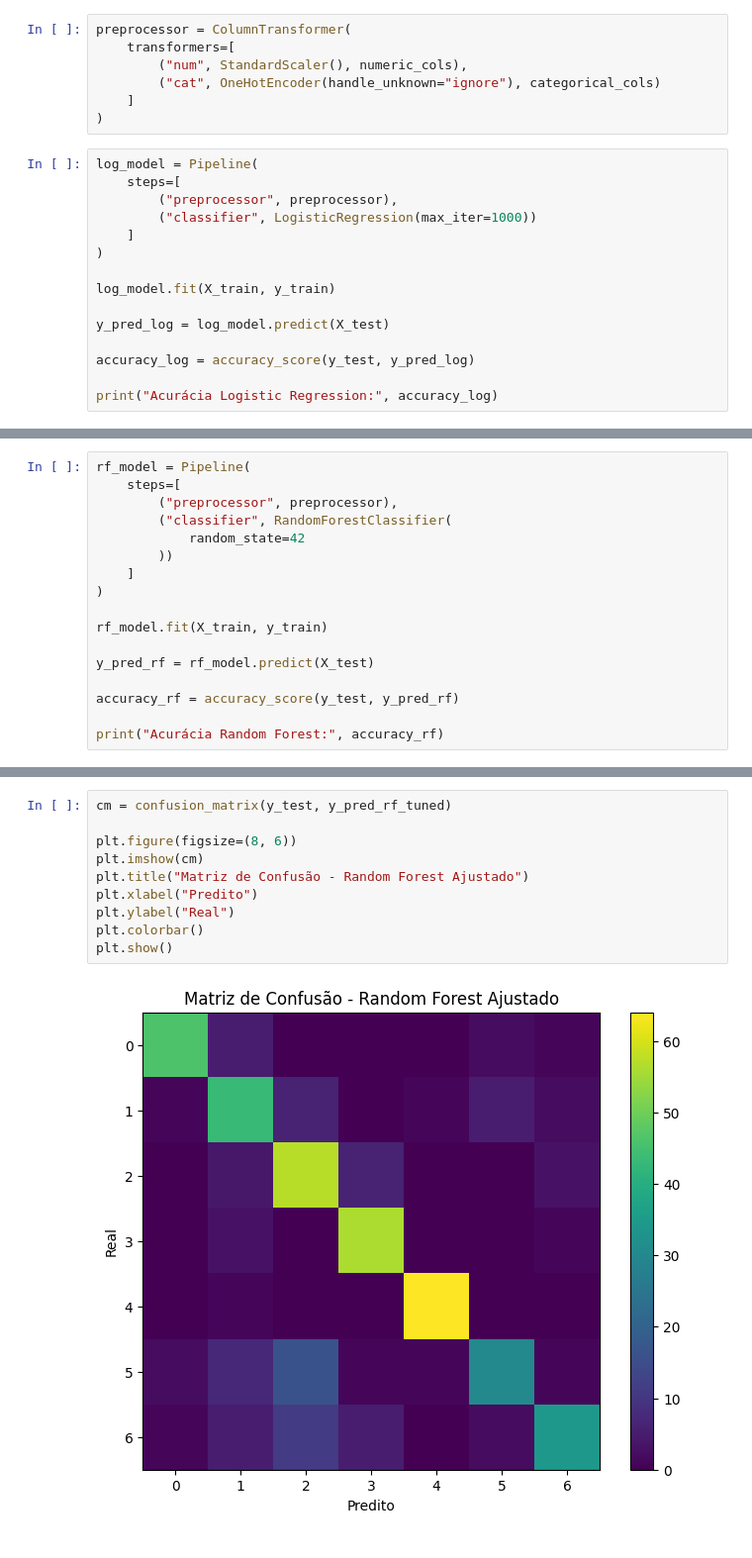
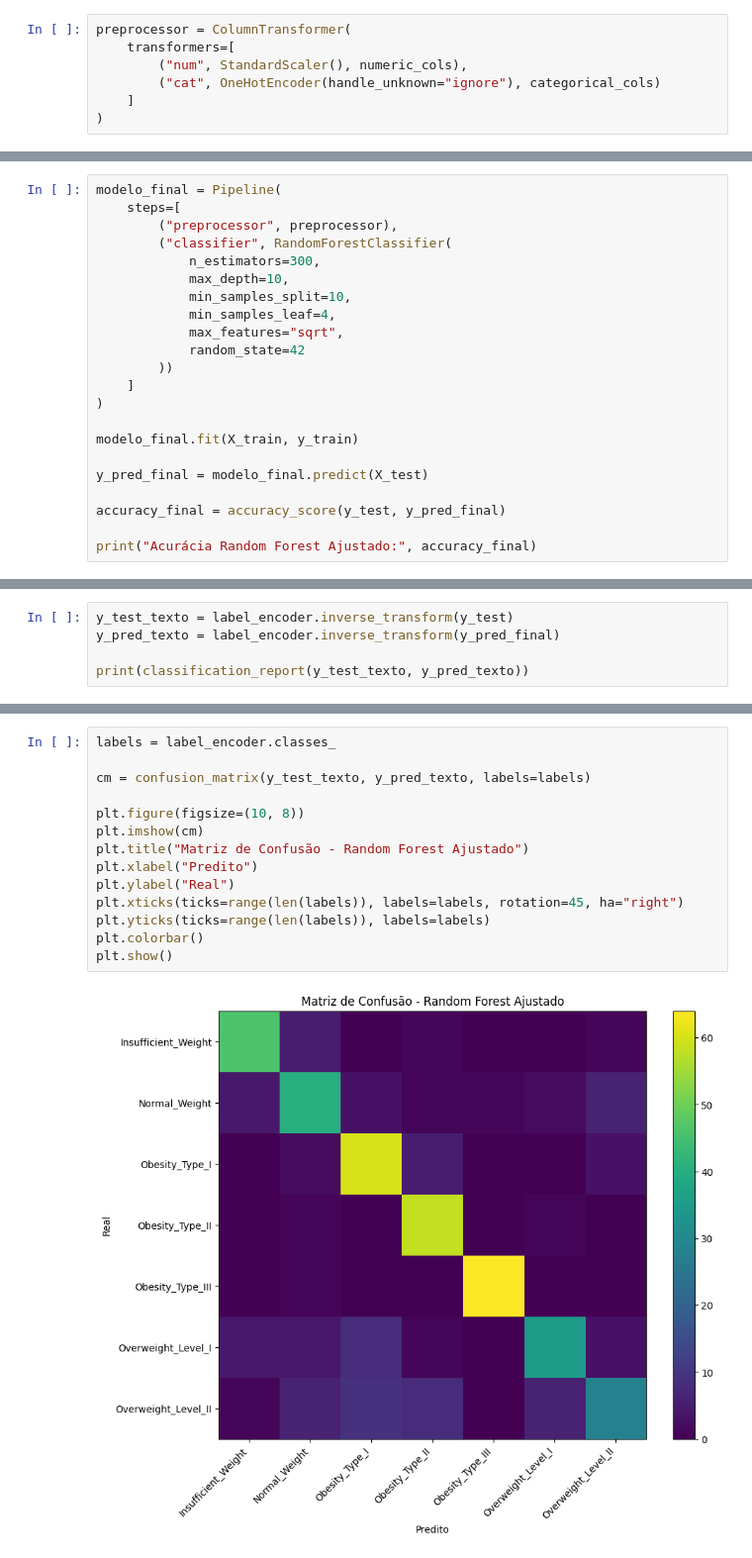
Before and after one commit to Marconiadsf/tech-challenge-obesity, a Jupyter notebook: notebook_modelagem.ipynb, the cells around one changed output, grey strips where cells are left out. Shown at 99% size. Saved outputs shown, nothing was run; the diff lists cells and outputs as text.

```diff
--- a/notebook_modelagem.ipynb
+++ b/notebook_modelagem.ipynb
@@ -137,18 +275,3 @@ preprocessor = ColumnTransformer(
         ("cat", OneHotEncoder(handle_unknown="ignore"), categorical_cols)
     ]
 )
-# %%
-log_model = Pipeline(
-    steps=[
-        ("preprocessor", preprocessor),
-        ("classifier", LogisticRegression(max_iter=1000))
-    ]
-)
-
-log_model.fit(X_train, y_train)
-
-y_pred_log = log_model.predict(X_test)
-
-accuracy_log = accuracy_score(y_test, y_pred_log)
-
-print("Acurácia Logistic Regression:", accuracy_log)
@@ -157,18 +433,23 @@ Acurácia Logistic Regression: 0.624113475177305
 # %%
-rf_model = Pipeline(
+modelo_final = Pipeline(
     steps=[
         ("preprocessor", preprocessor),
         ("classifier", RandomForestClassifier(
+            n_estimators=300,
+            max_depth=10,
+            min_samples_split=10,
+            min_samples_leaf=4,
+            max_features="sqrt",
             random_state=42
         ))
     ]
 )
 
-rf_model.fit(X_train, y_train)
+modelo_final.fit(X_train, y_train)
 
-y_pred_rf = rf_model.predict(X_test)
+y_pred_final = modelo_final.predict(X_test)
 
-accuracy_rf = accuracy_score(y_test, y_pred_rf)
+accuracy_final = accuracy_score(y_test, y_pred_final)
 
-print("Acurácia Random Forest:", accuracy_rf)
+print("Acurácia Random Forest Ajustado:", accuracy_final)
 # %% [output]
@@ -260,0 +496,5 @@ Overweight_Level_II       0.81      0.59      0.68        58
+# %%
+y_test_texto = label_encoder.inverse_transform(y_test)
+y_pred_texto = label_encoder.inverse_transform(y_pred_final)
+
+print(classification_report(y_test_texto, y_pred_texto))
@@ -261,12 +515,16 @@ Overweight_Level_II       0.81      0.59      0.68        58
 # %%
-cm = confusion_matrix(y_test, y_pred_rf_tuned)
+labels = label_encoder.classes_
 
-plt.figure(figsize=(8, 6))
+cm = confusion_matrix(y_test_texto, y_pred_texto, labels=labels)
+
+plt.figure(figsize=(10, 8))
 plt.imshow(cm)
 plt.title("Matriz de Confusão - Random Forest Ajustado")
 plt.xlabel("Predito")
 plt.ylabel("Real")
+plt.xticks(ticks=range(len(labels)), labels=labels, rotation=45, ha="right")
+plt.yticks(ticks=range(len(labels)), labels=labels)
 plt.colorbar()
 plt.show()
 # %% [output]
-[figure, old version]
+[figure, new version]
```
Also changed, not shown: parts of 52 cells of this notebook, 2 other files.
